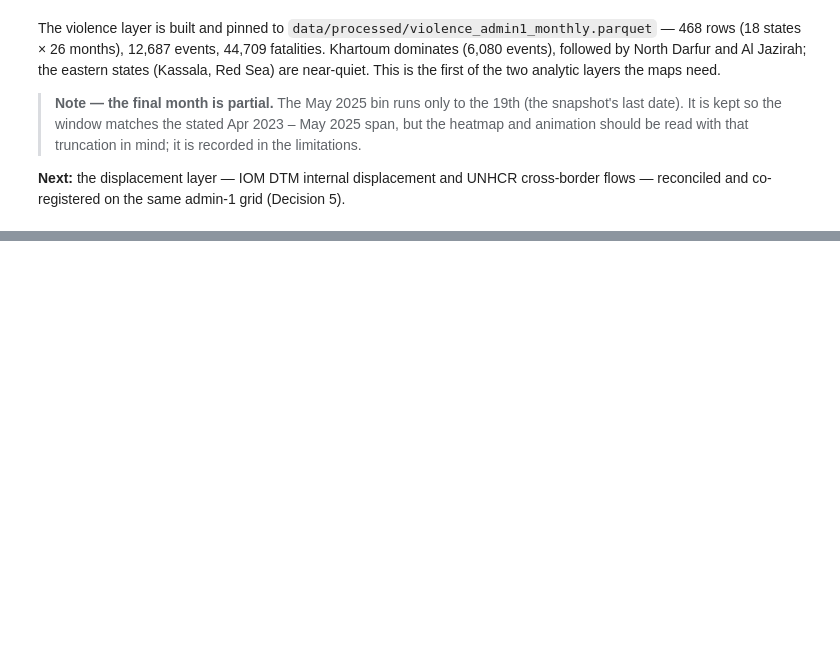
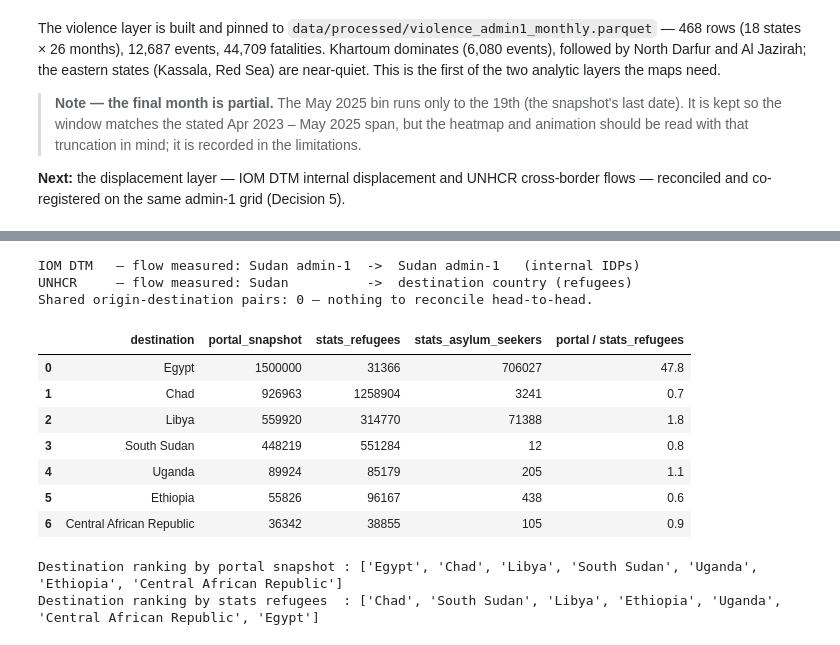
Before and after one commit to Muhanad-husn/Sudan-war-displacement-mapping, a Jupyter notebook: notebooks/02_main.ipynb, the cells around one changed output, grey strips where cells are left out. Saved outputs shown, nothing was run; the diff lists cells and outputs as text; code cells hidden in the pictures; blank space fills up the shorter version.

```diff
--- a/notebooks/02_main.ipynb
+++ b/notebooks/02_main.ipynb
@@ -445,0 +571,41 @@ cross-border flows — reconciled and co-registered on the same admin-1 grid
+# %%
+# (1) DTM and UNHCR cover disjoint flows — internal vs cross-border.
+print("IOM DTM   — flow measured:", "Sudan admin-1  ->  Sudan admin-1   (internal IDPs)")
+print("UNHCR     — flow measured:", "Sudan          ->  destination country (refugees)")
+print("Shared origin-destination pairs:", 0, "— nothing to reconcile head-to-head.\n")
+
+# (2) The genuine conflict: UNHCR's two sources, per destination country.
+stats = data.fetch_unhcr_statistics()
+stats_latest = stats[stats["year"] == stats["year"].max()]
+portal = data.fetch_unhcr_situation_countries()
+
+name_fix = {"Central African Rep.": "Central African Republic"}
+s = (stats_latest.assign(coa_name=stats_latest["coa_name"].replace(name_fix))
+     .set_index("coa_name"))
+unhcr_cmp = (portal.assign(
+        portal_snapshot=portal["individuals"],
+        stats_refugees=portal["destination"].map(s["refugees"]),
+        stats_asylum_seekers=portal["destination"].map(s["asylum_seekers"]),
+    )[["destination", "portal_snapshot", "stats_refugees", "stats_asylum_seekers"]])
+unhcr_cmp["portal / stats_refugees"] = (
+    unhcr_cmp["portal_snapshot"] / unhcr_cmp["stats_refugees"]).round(1)
+display(unhcr_cmp)
+
+print("Destination ranking by portal snapshot :",
+      list(unhcr_cmp.sort_values("portal_snapshot", ascending=False)["destination"]))
+print("Destination ranking by stats refugees  :",
+      list(unhcr_cmp.sort_values("stats_refugees", ascending=False)["destination"]))
+# %% [output]
+IOM DTM   — flow measured: Sudan admin-1  ->  Sudan admin-1   (internal IDPs)
+UNHCR     — flow measured: Sudan          ->  destination country (refugees)
+Shared origin-destination pairs: 0 — nothing to reconcile head-to-head.
+|  | destination | portal_snapshot | stats_refugees | stats_asylum_seekers | portal / stats_refugees |
+| 0 | Egypt | 1500000 | 31366 | 706027 | 47.8 |
+| 1 | Chad | 926963 | 1258904 | 3241 | 0.7 |
+| 2 | Libya | 559920 | 314770 | 71388 | 1.8 |
+| 3 | South Sudan | 448219 | 551284 | 12 | 0.8 |
+| 4 | Uganda | 89924 | 85179 | 205 | 1.1 |
+| 5 | Ethiopia | 55826 | 96167 | 438 | 0.6 |
+| 6 | Central African Republic | 36342 | 38855 | 105 | 0.9 |
+Destination ranking by portal snapshot : ['Egypt', 'Chad', 'Libya', 'South Sudan', 'Uganda', 'Ethiopia', 'Central African Republic']
+Destination ranking by stats refugees  : ['Chad', 'South Sudan', 'Libya', 'Ethiopia', 'Uganda', 'Central African Republic', 'Egypt']
```
Also changed, not shown: parts of 11 cells of this notebook, 3 other files.
